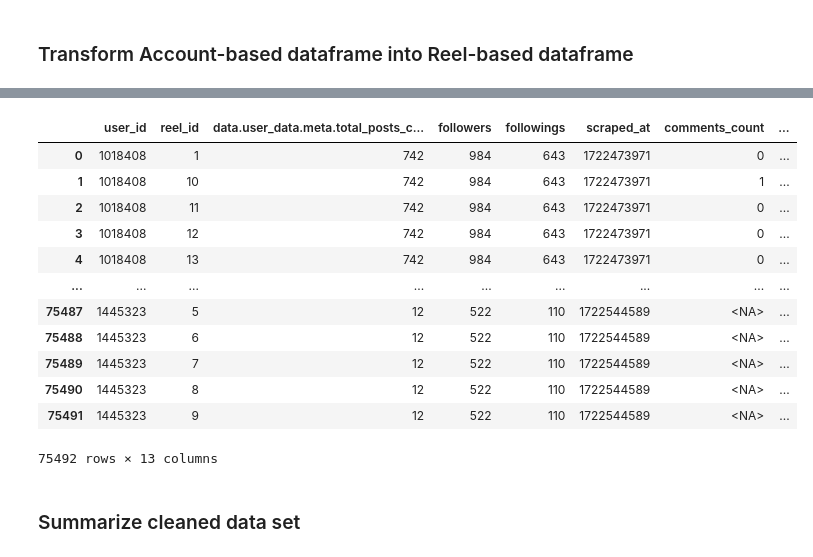
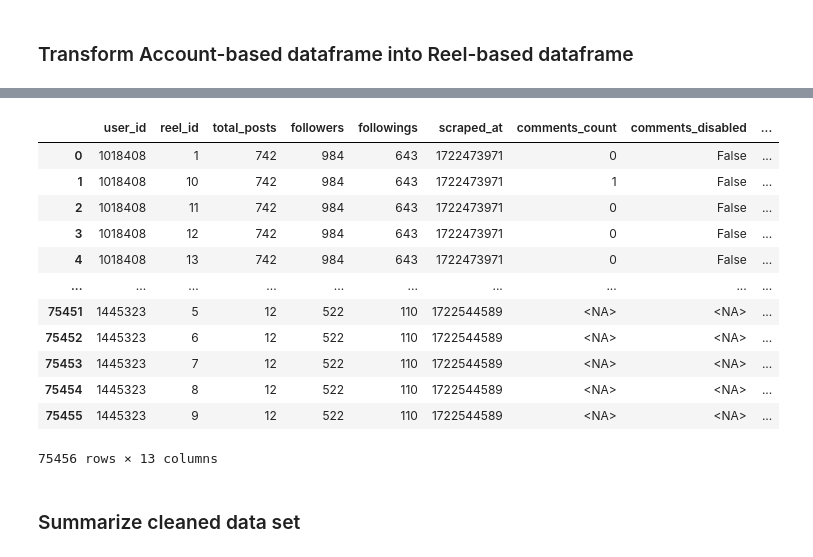
Before and after one commit to Mirrien-Liang/posting-time-impact-analysis, a Jupyter notebook: notebooks/data_cleaning.ipynb, the cells around one changed output, grey strips where cells are left out. Saved outputs shown, nothing was run; the diff lists cells and outputs as text; code cells hidden in the pictures.

Commit message:
Excluded users with 0 follower and reels with < 1 seconds duration; renamed columns and df views/copies;

```diff
--- a/notebooks/data_cleaning.ipynb
+++ b/notebooks/data_cleaning.ipynb
@@ -87,6 +88,7 @@ data = data.loc[
     (data['data.user_data.meta.has_reel'] == True) &
     (data['data.user_data.meta.is_private'] == False) &
     (data['data.user_data.meta.total_posts_count'] >= 12)
+    & (data['data.user_data.meta.followers_count'] > 0)
 ]
 
 # Filter out columns with names containing "data.user_data.post"
@@ -160,46 +162,47 @@ transformed = melted.pivot(
     index=[
         "user_id",
         "reel_id",
         "data.user_data.meta.total_posts_count",
         "data.user_data.meta.followers_count",
         "data.user_data.meta.followings_count",
         "timestamp",
     ],
     columns="field",
     values="value",
 ).reset_index()
 
 # Reassign reel metrics types
 for column, dtype in reel_metrics.items():
     transformed[column] = transformed[column].astype(dtype)
 transformed["reel_id"] = transformed["reel_id"].astype(pd.Int64Dtype())
 
 # Rename index and columns
 transformed.columns.name = None
 transformed = transformed.rename(
     columns={
         "timestamp": "scraped_at",
         "taken_at_timestamp": "created_at",
+        "data.user_data.meta.total_posts_count": "total_posts",
         "data.user_data.meta.followers_count": "followers",
         "data.user_data.meta.followings_count": "followings",
     }
 )
 
 transformed
 # %% [output]
-|  | user_id | reel_id | data.user_data.meta.total_posts_c... | followers | followings | scraped_at | comments_count | ... |
-| 0 | 1018408 | 1 | 742 | 984 | 643 | 1722473971 | 0 | ... |
-| 1 | 1018408 | 10 | 742 | 984 | 643 | 1722473971 | 1 | ... |
-| 2 | 1018408 | 11 | 742 | 984 | 643 | 1722473971 | 0 | ... |
-| 3 | 1018408 | 12 | 742 | 984 | 643 | 1722473971 | 0 | ... |
-| 4 | 1018408 | 13 | 742 | 984 | 643 | 1722473971 | 0 | ... |
-| ... | ... | ... | ... | ... | ... | ... | ... | ... |
-| 75487 | 1445323 | 5 | 12 | 522 | 110 | 1722544589 | <NA> | ... |
-| 75488 | 1445323 | 6 | 12 | 522 | 110 | 1722544589 | <NA> | ... |
-| 75489 | 1445323 | 7 | 12 | 522 | 110 | 1722544589 | <NA> | ... |
-| 75490 | 1445323 | 8 | 12 | 522 | 110 | 1722544589 | <NA> | ... |
-| 75491 | 1445323 | 9 | 12 | 522 | 110 | 1722544589 | <NA> | ... |
+|  | user_id | reel_id | total_posts | followers | followings | scraped_at | comments_count | comments_disabled | ... |
+| 0 | 1018408 | 1 | 742 | 984 | 643 | 1722473971 | 0 | False | ... |
+| 1 | 1018408 | 10 | 742 | 984 | 643 | 1722473971 | 1 | False | ... |
+| 2 | 1018408 | 11 | 742 | 984 | 643 | 1722473971 | 0 | False | ... |
+| 3 | 1018408 | 12 | 742 | 984 | 643 | 1722473971 | 0 | False | ... |
+| 4 | 1018408 | 13 | 742 | 984 | 643 | 1722473971 | 0 | False | ... |
+| ... | ... | ... | ... | ... | ... | ... | ... | ... | ... |
+| 75451 | 1445323 | 5 | 12 | 522 | 110 | 1722544589 | <NA> | <NA> | ... |
+| 75452 | 1445323 | 6 | 12 | 522 | 110 | 1722544589 | <NA> | <NA> | ... |
+| 75453 | 1445323 | 7 | 12 | 522 | 110 | 1722544589 | <NA> | <NA> | ... |
+| 75454 | 1445323 | 8 | 12 | 522 | 110 | 1722544589 | <NA> | <NA> | ... |
+| 75455 | 1445323 | 9 | 12 | 522 | 110 | 1722544589 | <NA> | <NA> | ... |
-75492 rows × 13 columns
+75456 rows × 13 columns
 # %% [markdown]
 ### Summarize cleaned data set
 # %%
```
Also changed, not shown: parts of 13 cells of this notebook.
